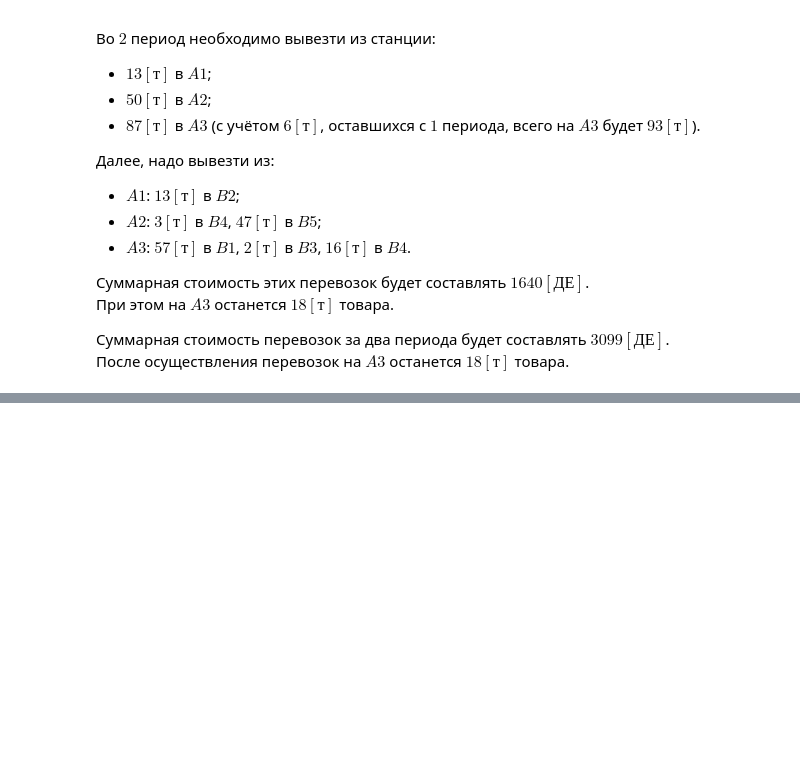
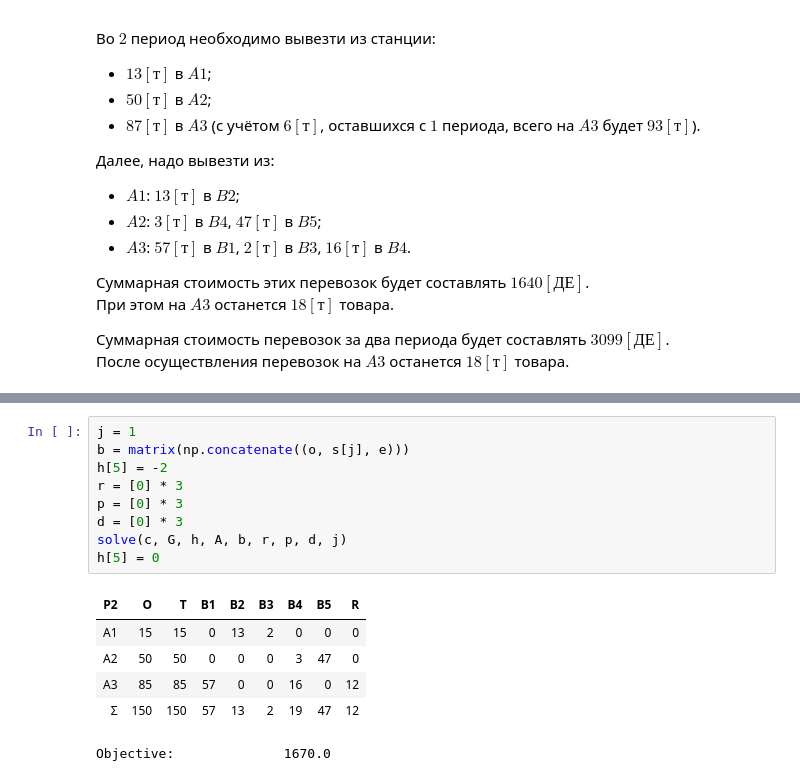
Before and after one commit to Xofrio/optimization_methods, a Jupyter notebook: task_1/task_1.ipynb, the cells around one changed output, grey strips where cells are left out. Drawn from its saved outputs; the diff is of its cells as text; blank space fills up the shorter version.

```diff
--- a/task_1/task_1.ipynb
+++ b/task_1/task_1.ipynb
@@ -403,0 +542,16 @@ Overall price:          3099.0
+# %%
+j = 1
+b = matrix(np.concatenate((o, s[j], e)))
+h[5] = -2
+r = [0] * 3
+p = [0] * 3
+d = [0] * 3
+solve(c, G, h, A, b, r, p, d, j)
+h[5] = 0
+# %% [output]
+| P2 | O | T | B1 | B2 | B3 | B4 | B5 | R |
+| A1 | 15 | 15 | 0 | 13 | 2 | 0 | 0 | 0 |
+| A2 | 50 | 50 | 0 | 0 | 0 | 3 | 47 | 0 |
+| A3 | 85 | 85 | 57 | 0 | 0 | 16 | 0 | 12 |
+| Σ | 150 | 150 | 57 | 13 | 2 | 19 | 47 | 12 |
+Objective:              1670.0
```
Also changed, not shown: parts of 16 cells of this notebook, 1 other file.
